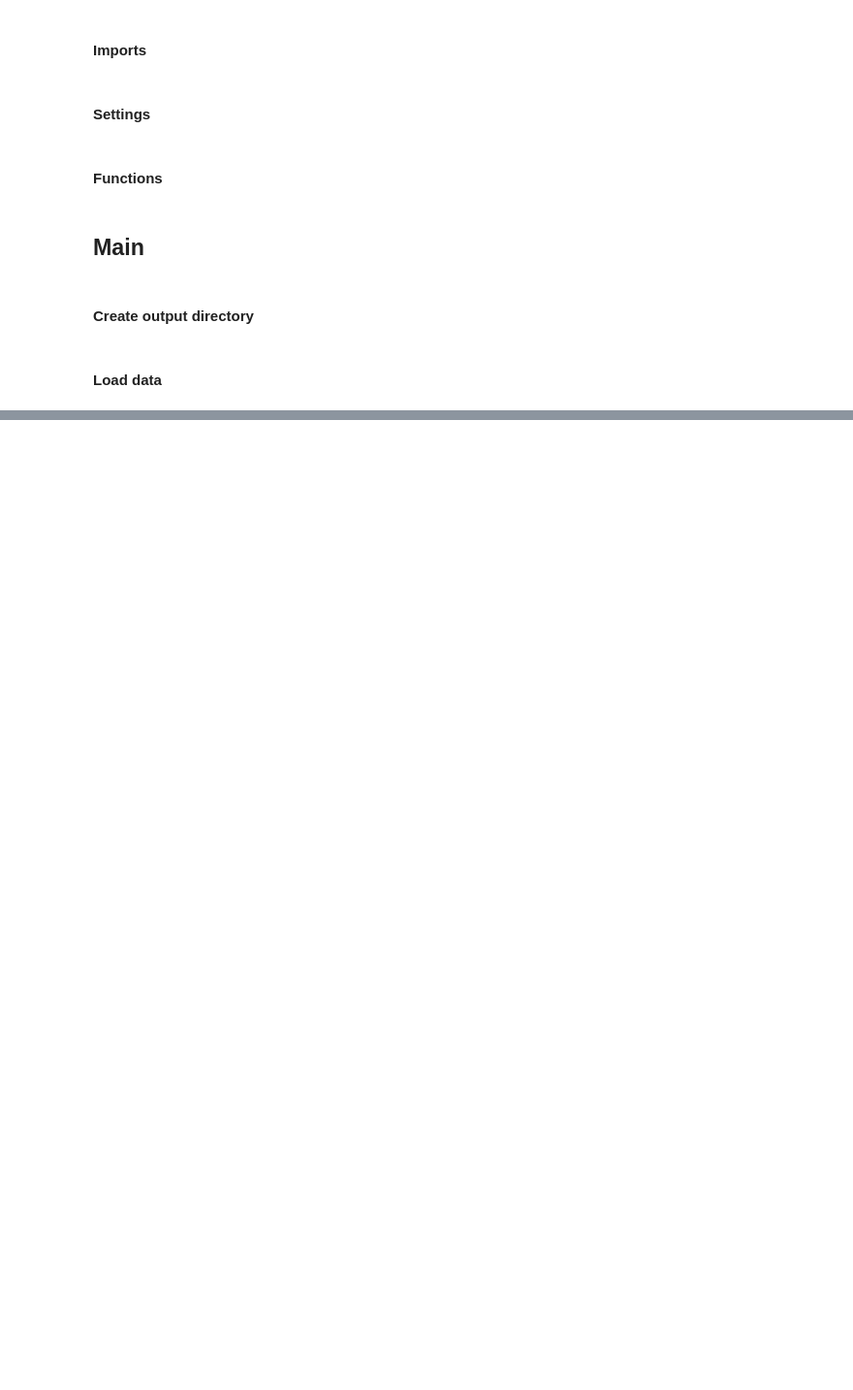
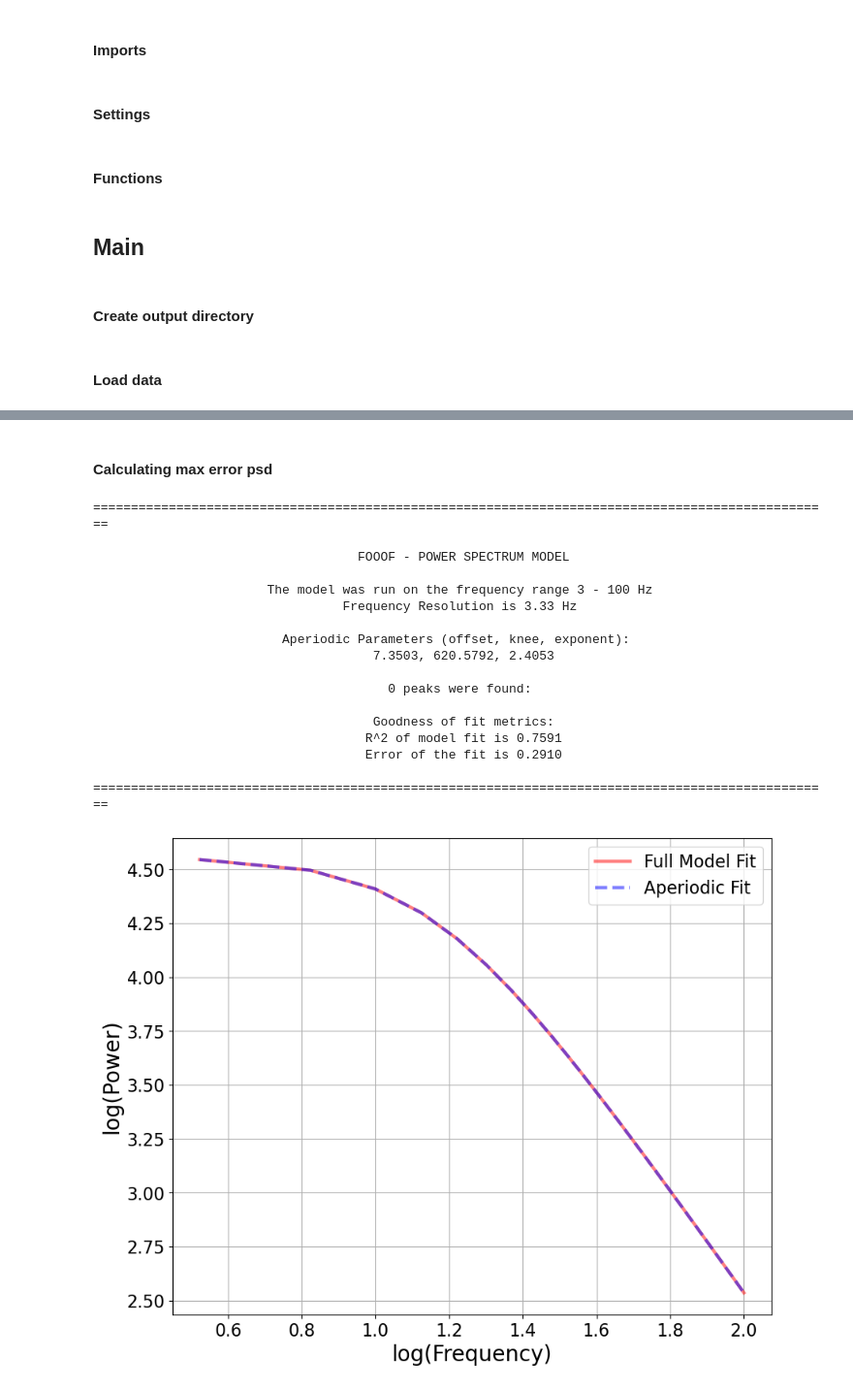
Before and after one commit to voytekresearch/v1_v4_1024_elec, a Jupyter notebook: notebooks/worst_fit.ipynb, the cells around one changed output, grey strips where cells are left out. Shown at 97% size. Drawn from its saved outputs; the diff is of its cells as text; code cells hidden in the pictures; blank space fills up the shorter version.

```diff
--- a/notebooks/worst_fit.ipynb
+++ b/notebooks/worst_fit.ipynb
@@ -45,0 +155,31 @@ FS = 500 # sampling frequency
+# %% [markdown]
+#### Calculating max error psd
+# %%
+# Find the index of the worst model fit from the group
+worst_fit_ind = np.argmax(fg_pre.get_params('error'))
+
+# Extract this model fit from the group
+fm = fg_pre.get_fooof(worst_fit_ind, regenerate=True)
+
+# Check results and visualize the extracted model
+fm.print_results()
+fm.plot(plt_log=True)
+# %% [output]
+==================================================================================================
+
+                                   FOOOF - POWER SPECTRUM MODEL
+
+                       The model was run on the frequency range 3 - 100 Hz
+                                 Frequency Resolution is 3.33 Hz
+
+                         Aperiodic Parameters (offset, knee, exponent):
+                                     7.3503, 620.5792, 2.4053
+
+                                       0 peaks were found:
+
+                                     Goodness of fit metrics:
+                                    R^2 of model fit is 0.7591
+                                    Error of the fit is 0.2910
+
+==================================================================================================
+[figure, added]
```
Also changed, not shown: parts of 19 cells of this notebook.
